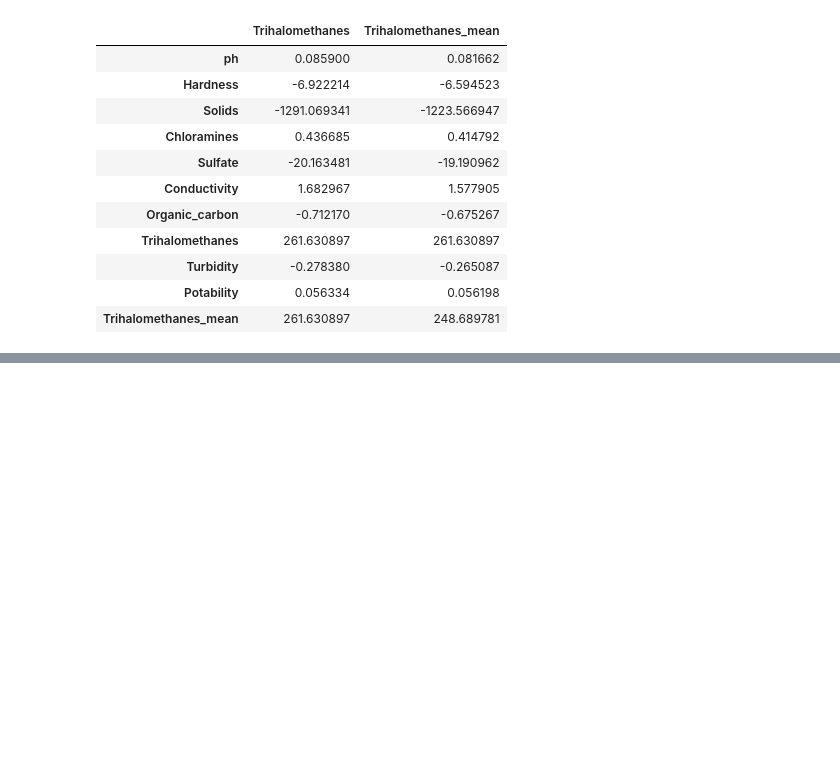
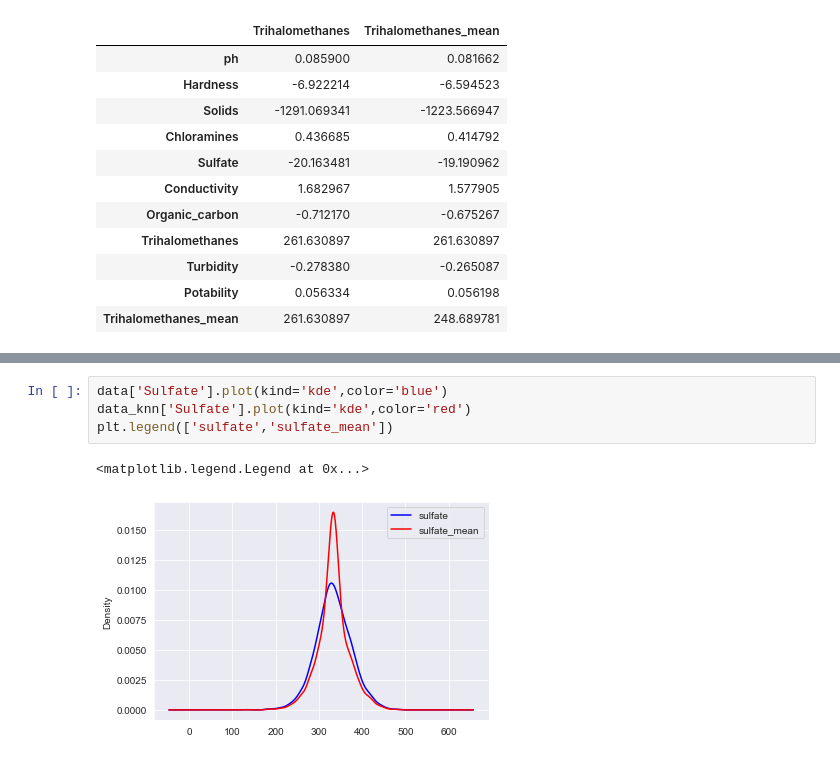
Before and after one commit to mattyjr007/Data-Science-Portfolio, a Jupyter notebook: Water Potability/Water_Potability.ipynb, the cells around one changed output, grey strips where cells are left out. Cells and saved outputs as stored; diff of their text form; blank space fills up the shorter version.

```diff
--- a/Water Potability/Water_Potability.ipynb
+++ b/Water Potability/Water_Potability.ipynb
@@ -459,0 +507,7 @@ data[data['Trihalomethanes'].notna()]
+# %%
+data['Sulfate'].plot(kind='kde',color='blue')
+data_knn['Sulfate'].plot(kind='kde',color='red')
+plt.legend(['sulfate','sulfate_mean'])
+# %% [output]
+<matplotlib.legend.Legend at 0x...>
+[figure, added]
```
Also changed, not shown: parts of 16 cells of this notebook.
